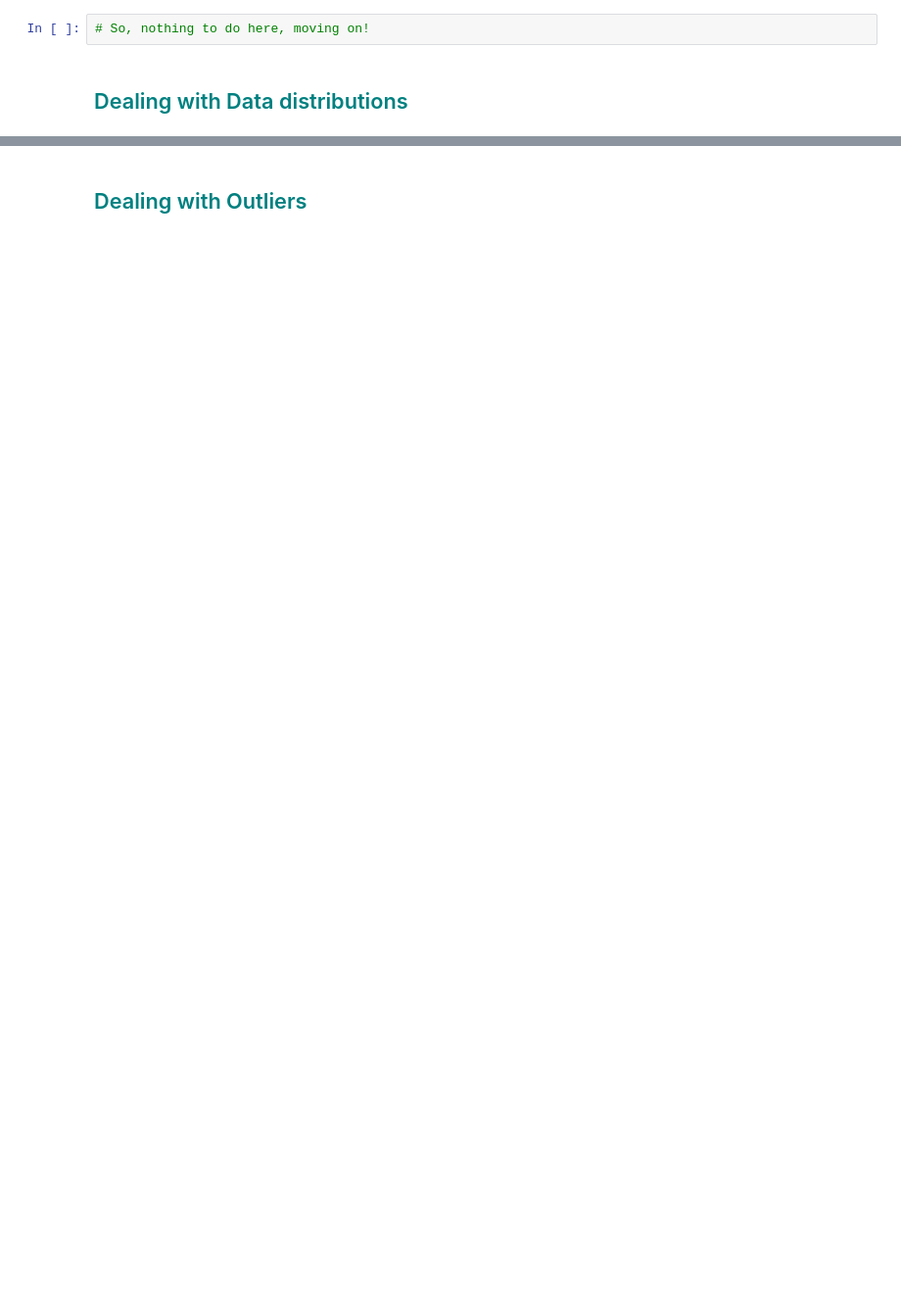
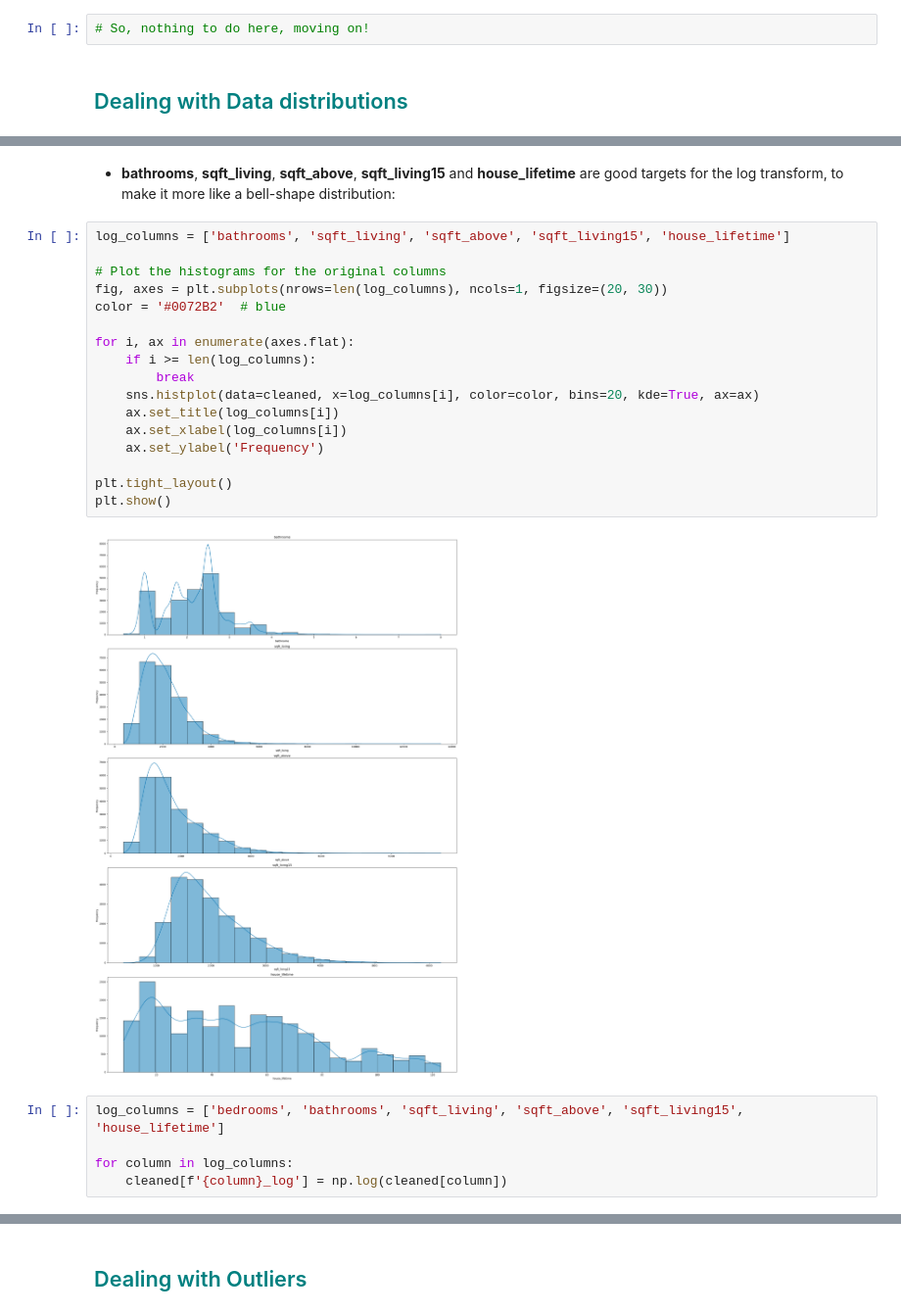
Before and after one commit to jesus-jpeg/patent-pending, a Jupyter notebook: 03_python_scripts/03_eda.ipynb, the cells around one changed output, grey strips where cells are left out. Shown at 98% size. Drawn from its saved outputs; the diff is of its cells as text; blank space fills up the shorter version.

```diff
--- a/03_python_scripts/03_eda.ipynb
+++ b/03_python_scripts/03_eda.ipynb
@@ -82,0 +103,26 @@ There are 0 duplicate rows. Also;
+# %% [markdown]
+* **bathrooms**, **sqft_living**, **sqft_above**, **sqft_living15** and **house_lifetime** are good targets for the log transform, to make it more like a bell-shape distribution:
+# %%
+log_columns = ['bathrooms', 'sqft_living', 'sqft_above', 'sqft_living15', 'house_lifetime']
+
+# Plot the histograms for the original columns
+fig, axes = plt.subplots(nrows=len(log_columns), ncols=1, figsize=(20, 30))
+color = '#0072B2'  # blue
+
+for i, ax in enumerate(axes.flat):
+    if i >= len(log_columns):
+        break
+    sns.histplot(data=cleaned, x=log_columns[i], color=color, bins=20, kde=True, ax=ax)
+    ax.set_title(log_columns[i])
+    ax.set_xlabel(log_columns[i])
+    ax.set_ylabel('Frequency')
+
+plt.tight_layout()
+plt.show()
+# %% [output]
+[figure, added]
+# %%
+log_columns = ['bedrooms', 'bathrooms', 'sqft_living', 'sqft_above', 'sqft_living15', 'house_lifetime']
+
+for column in log_columns:
+    cleaned[f'{column}_log'] = np.log(cleaned[column])
```
Also changed, not shown: parts of 26 cells of this notebook, 12 other files.
